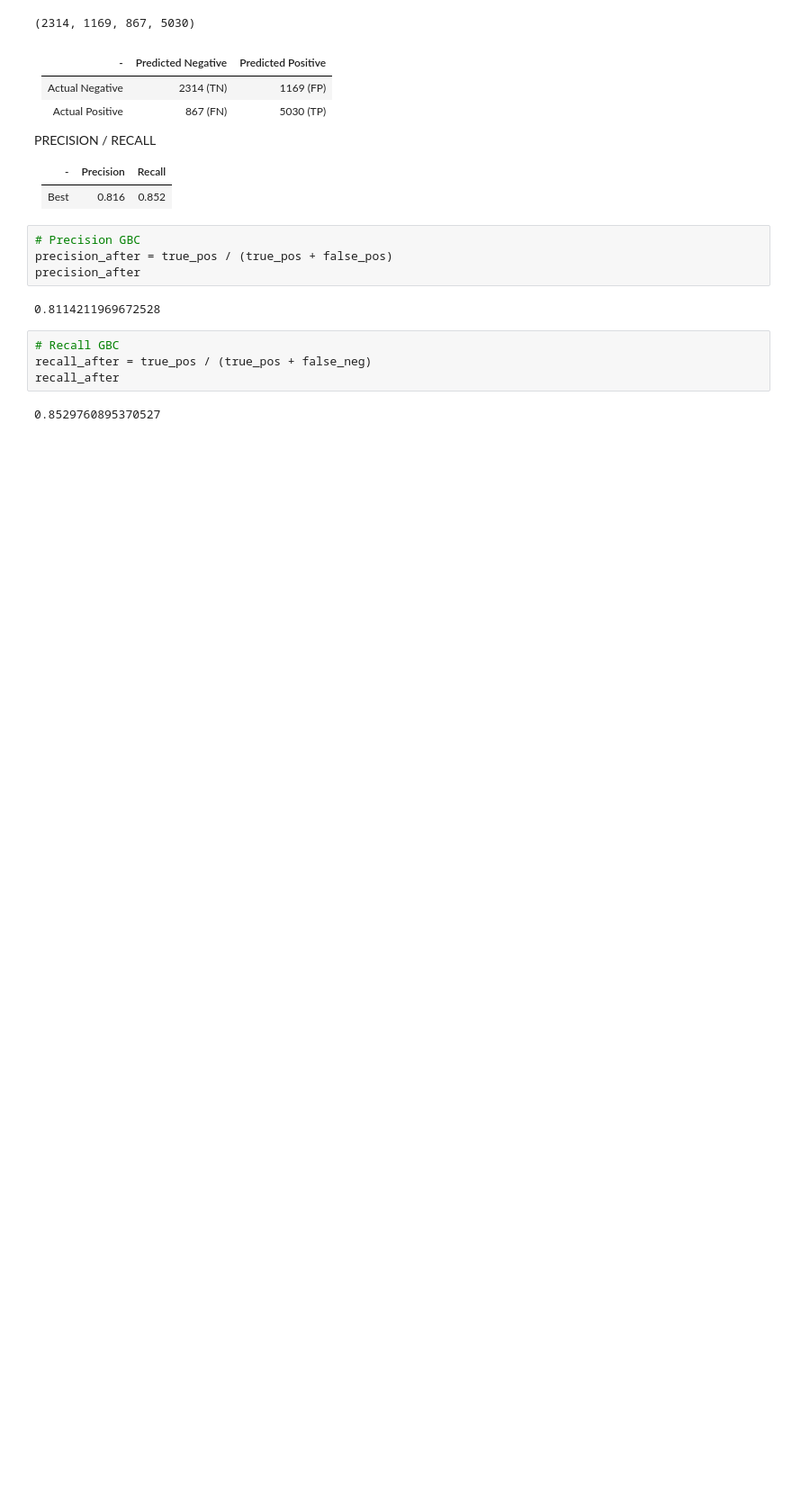
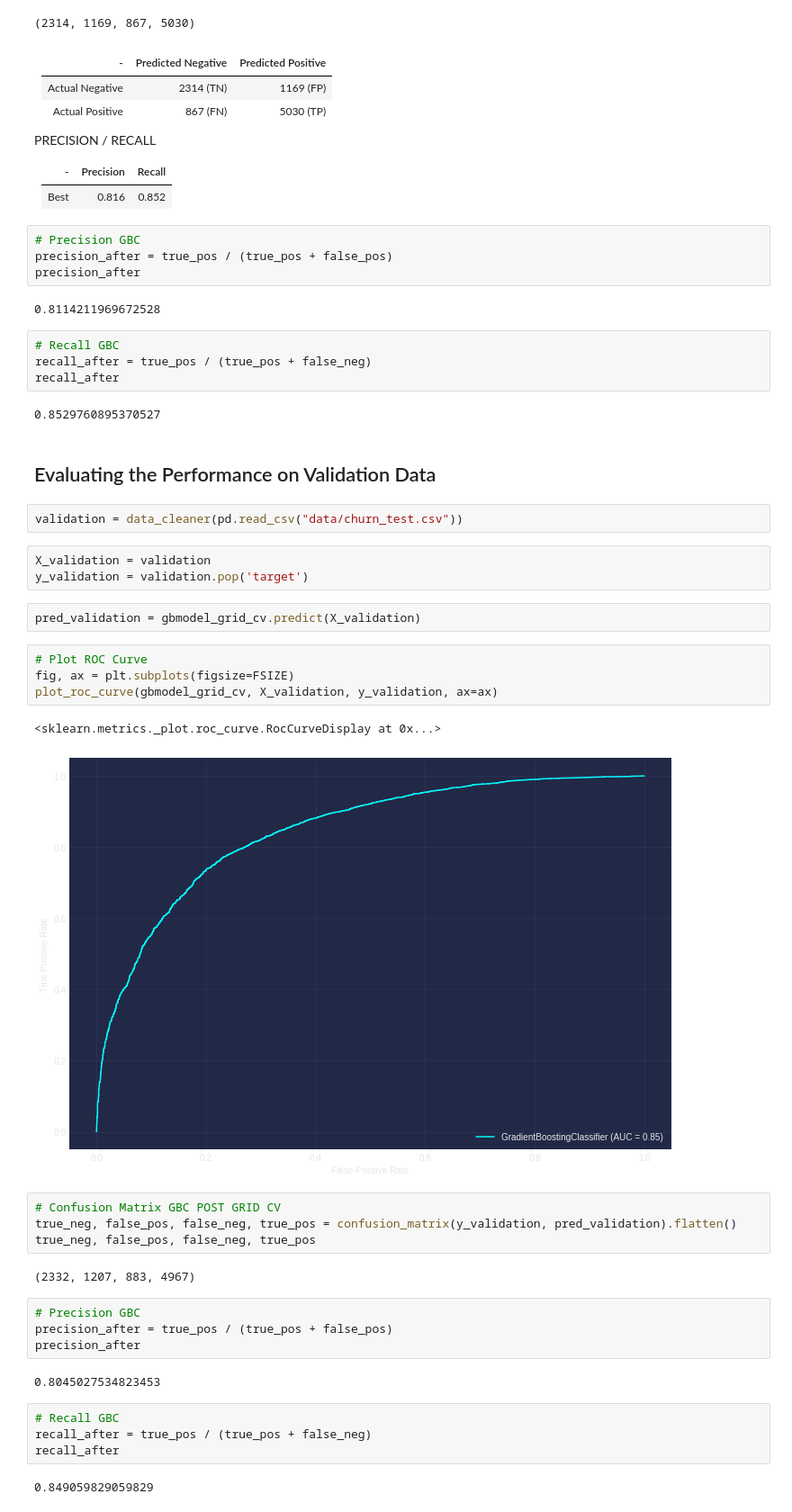
Before and after one commit to boogiedev/churning-a-blind-eye, a Jupyter notebook: model_comparisons.ipynb, the cells around one changed output. Shown: that part at 90% size. Saved outputs shown, nothing was run; the diff lists cells and outputs as text; blank space fills up the shorter version.

Commit message:
add validation results

```diff
--- a/model_comparisons.ipynb
+++ b/model_comparisons.ipynb
@@ -294,3 +297,37 @@ recall_after = true_pos / (true_pos + false_neg)
 recall_after
 # %% [output]
 0.8529760895370527
+# %% [markdown]
+## Evaluating the Performance on Validation Data
+# %%
+validation = data_cleaner(pd.read_csv("data/churn_test.csv"))
+# %%
+X_validation = validation
+y_validation = validation.pop('target')
+# %%
+pred_validation = gbmodel_grid_cv.predict(X_validation)
+# %%
+# Plot ROC Curve
+fig, ax = plt.subplots(figsize=FSIZE)
+plot_roc_curve(gbmodel_grid_cv, X_validation, y_validation, ax=ax)
+# %% [output]
+<sklearn.metrics._plot.roc_curve.RocCurveDisplay at 0x...>
+[figure, added]
+# %%
+# Confusion Matrix GBC POST GRID CV
+true_neg, false_pos, false_neg, true_pos = confusion_matrix(y_validation, pred_validation).flatten()
+true_neg, false_pos, false_neg, true_pos
+# %% [output]
+(2332, 1207, 883, 4967)
+# %%
+# Precision GBC
+precision_after = true_pos / (true_pos + false_pos)
+precision_after
+# %% [output]
+0.8045027534823453
+# %%
+# Recall GBC
+recall_after = true_pos / (true_pos + false_neg)
+recall_after
+# %% [output]
+0.849059829059829
```
Also changed, not shown: parts of 2 cells of this notebook.
